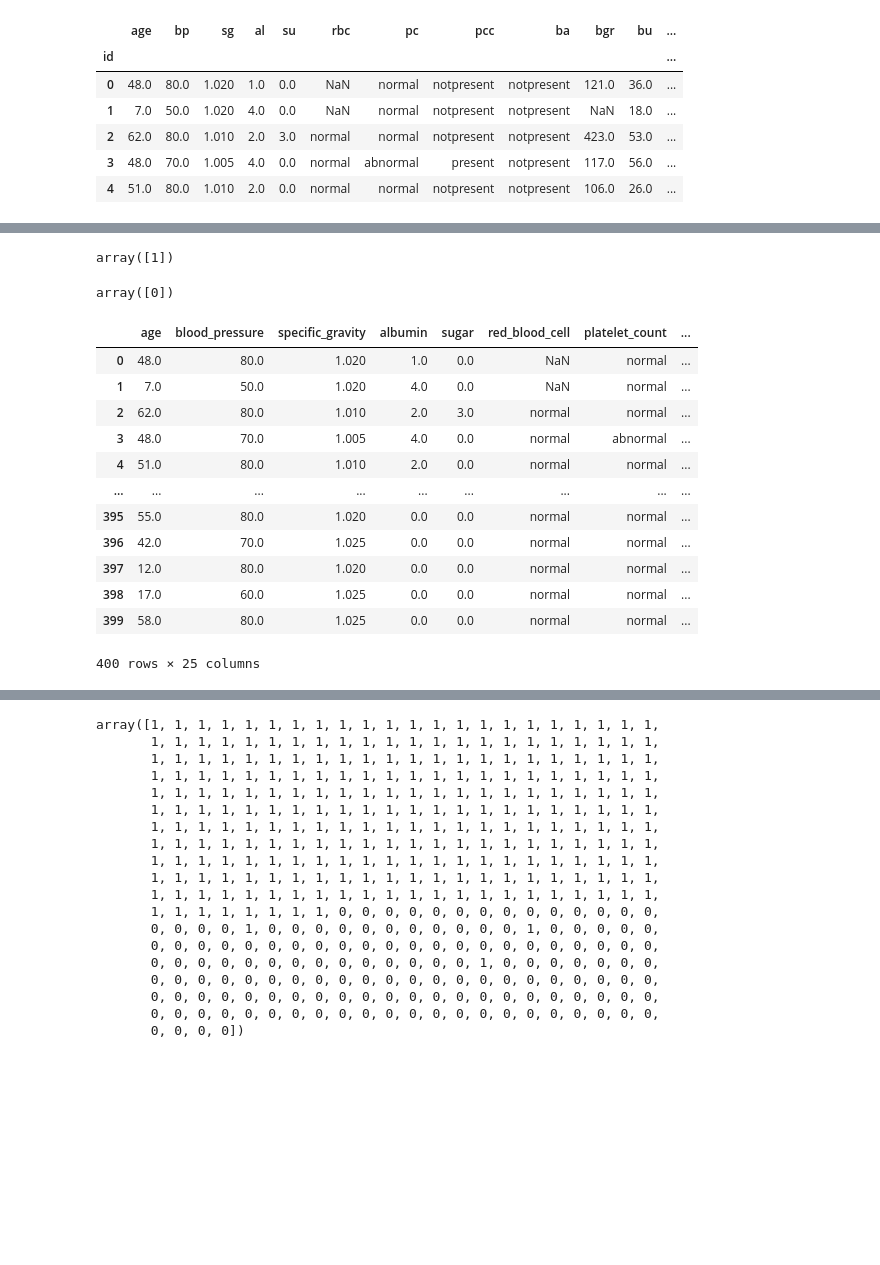
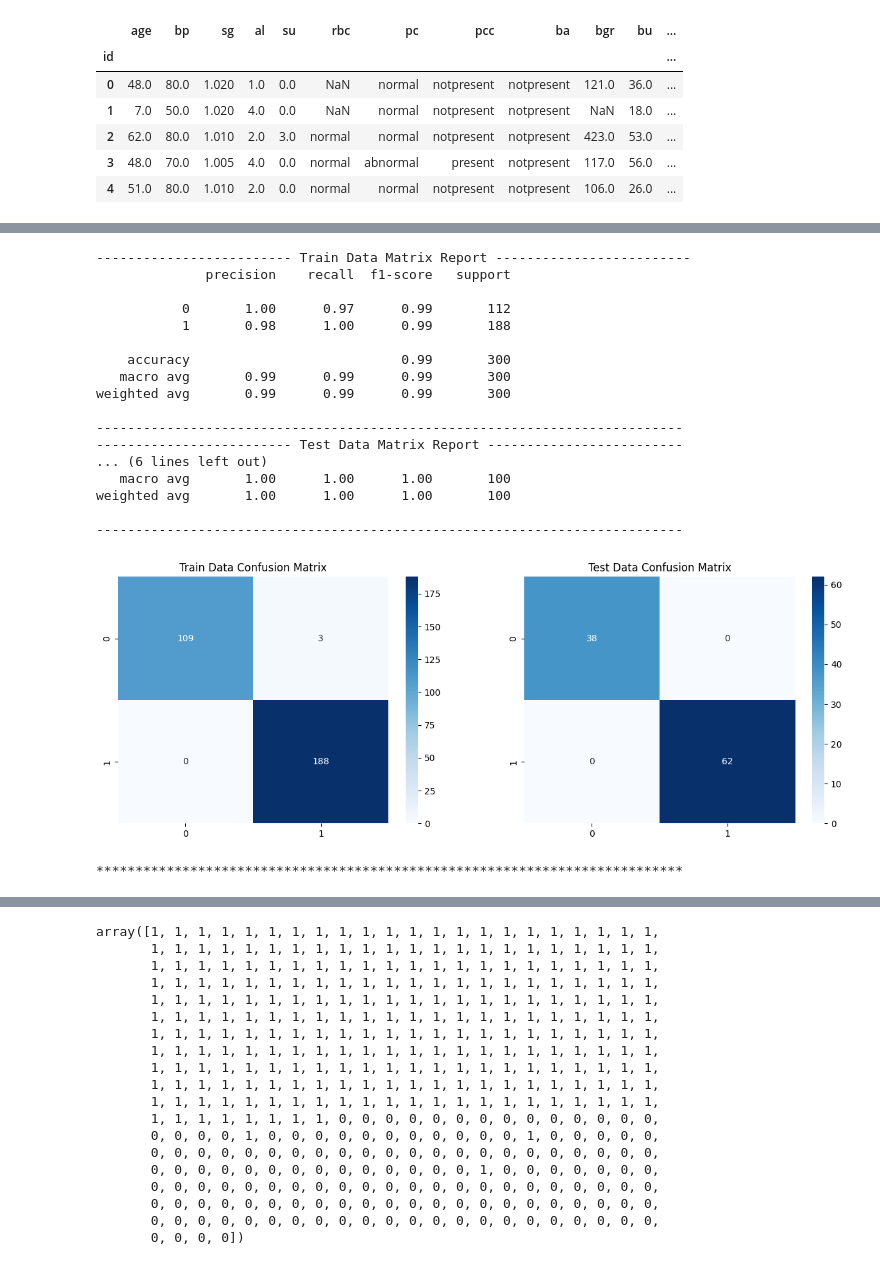
Before and after one commit to arun8nov/Multiple-Disease-prediction, a Jupyter notebook: ckd_code.ipynb, the cells around one changed output, grey strips where cells are left out. Saved outputs shown, nothing was run; the diff lists cells and outputs as text; code cells hidden in the pictures; blank space fills up the shorter version.

```diff
--- a/ckd_code.ipynb
+++ b/ckd_code.ipynb
@@ -1233,6 +1236,7 @@ ColumnTransformer(transformers=[('cat_1',
 model = Pipeline(
     steps=[
         ('preprocessor', preprocess),
+        ('ada_over_sampler',RandomOverSampler(random_state=42)),
         ('logistic regression',LogisticRegression(class_weight='balanced'))
 
     ]
@@ -1312,3 +1318,8 @@ Name: classification, Length: 400, dtype: int64
+# %%
+x_train,x_test,y_train,y_test = train_test_split(x,y,test_size=0.25,
+                                                 stratify=y,
+                                                 random_state=42,
+                                                 shuffle=True)
 # %%
-model.fit(x,y)
+model.fit(x_train,y_train)
 # %% [output]
@@ -1397,24 +1343,47 @@ Name: count, dtype: int64
-# %%
-(model.predict_proba(df.head(1))[:,1]>=0.2).astype('int')
-# %% [output]
-array([1])
-# %%
-(model.predict_proba(df.tail(1))[:,1]>=0.2).astype('int')
-# %% [output]
-array([0])
-# %%
-df
-# %% [output]
-|  | age | blood_pressure | specific_gravity | albumin | sugar | red_blood_cell | platelet_count | ... |
-| 0 | 48.0 | 80.0 | 1.020 | 1.0 | 0.0 | NaN | normal | ... |
-| 1 | 7.0 | 50.0 | 1.020 | 4.0 | 0.0 | NaN | normal | ... |
-| 2 | 62.0 | 80.0 | 1.010 | 2.0 | 3.0 | normal | normal | ... |
-| 3 | 48.0 | 70.0 | 1.005 | 4.0 | 0.0 | normal | abnormal | ... |
-| 4 | 51.0 | 80.0 | 1.010 | 2.0 | 0.0 | normal | normal | ... |
-| ... | ... | ... | ... | ... | ... | ... | ... | ... |
-| 395 | 55.0 | 80.0 | 1.020 | 0.0 | 0.0 | normal | normal | ... |
-| 396 | 42.0 | 70.0 | 1.025 | 0.0 | 0.0 | normal | normal | ... |
-| 397 | 12.0 | 80.0 | 1.020 | 0.0 | 0.0 | normal | normal | ... |
-| 398 | 17.0 | 60.0 | 1.025 | 0.0 | 0.0 | normal | normal | ... |
-| 399 | 58.0 | 80.0 | 1.025 | 0.0 | 0.0 | normal | normal | ... |
-400 rows × 25 columns
+# %%
+y_train_prob = model.predict_proba(x_train)[:, 1]
+y_test_prob = model.predict_proba(x_test)[:, 1]
+
+threshold = 0.2
+# Convert probabilities to binary predictions based on the threshold
+y_train_pread = (y_train_prob >= threshold).astype(int)
+y_test_pread = (y_test_prob >= threshold).astype(int)
+
+print(25*"-","Train Data Matrix Report",25*"-")
+
+print(classification_report(y_train, y_train_pread))
+print(75*"-")
+print(25*"-","Test Data Matrix Report",25*"-")
+print(classification_report(y_test, y_test_pread))
+print(75*"-")
+
+fig, ax = plt.subplots(1, 2, figsize=(15, 5))
+
+sns.heatmap(confusion_matrix(y_train, y_train_pread),annot=True, fmt='d', cmap='Blues',ax=ax[0])
+ax[0].set_title('Train Data Confusion Matrix')
+
+sns.heatmap(confusion_matrix(y_test, y_test_pread),annot=True, fmt='d', cmap='Blues',ax=ax[1])
+ax[1].set_title('Test Data Confusion Matrix')
+
+plt.show()
+print(75*'*')
+# %% [output]
+------------------------- Train Data Matrix Report -------------------------
+              precision    recall  f1-score   support
+
+           0       1.00      0.97      0.99       112
+           1       0.98      1.00      0.99       188
+
+    accuracy                           0.99       300
+   macro avg       0.99      0.99      0.99       300
+weighted avg       0.99      0.99      0.99       300
+
+---------------------------------------------------------------------------
+------------------------- Test Data Matrix Report -------------------------
+... (6 lines left out)
+   macro avg       1.00      1.00      1.00       100
+weighted avg       1.00      1.00      1.00       100
+
+---------------------------------------------------------------------------
+[figure, added]
+***************************************************************************
```
Also changed, not shown: parts of 17 cells of this notebook, 11 other files.
